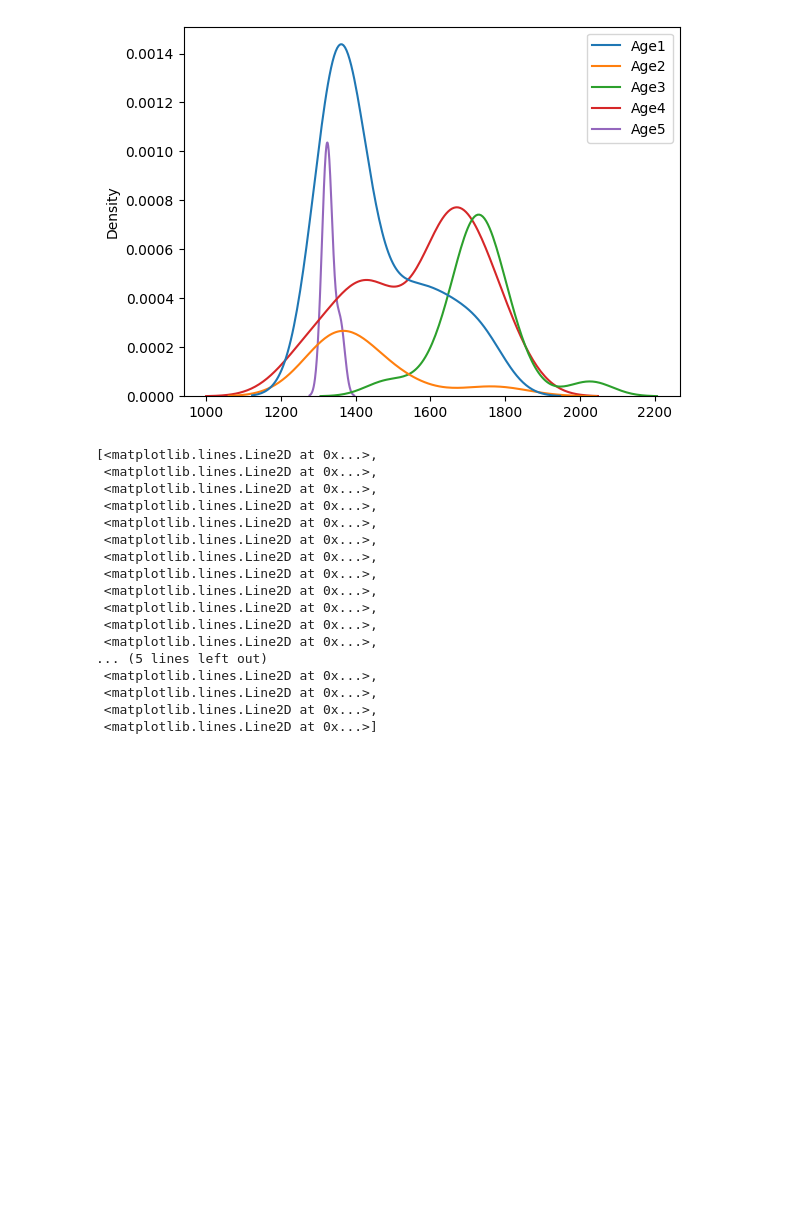
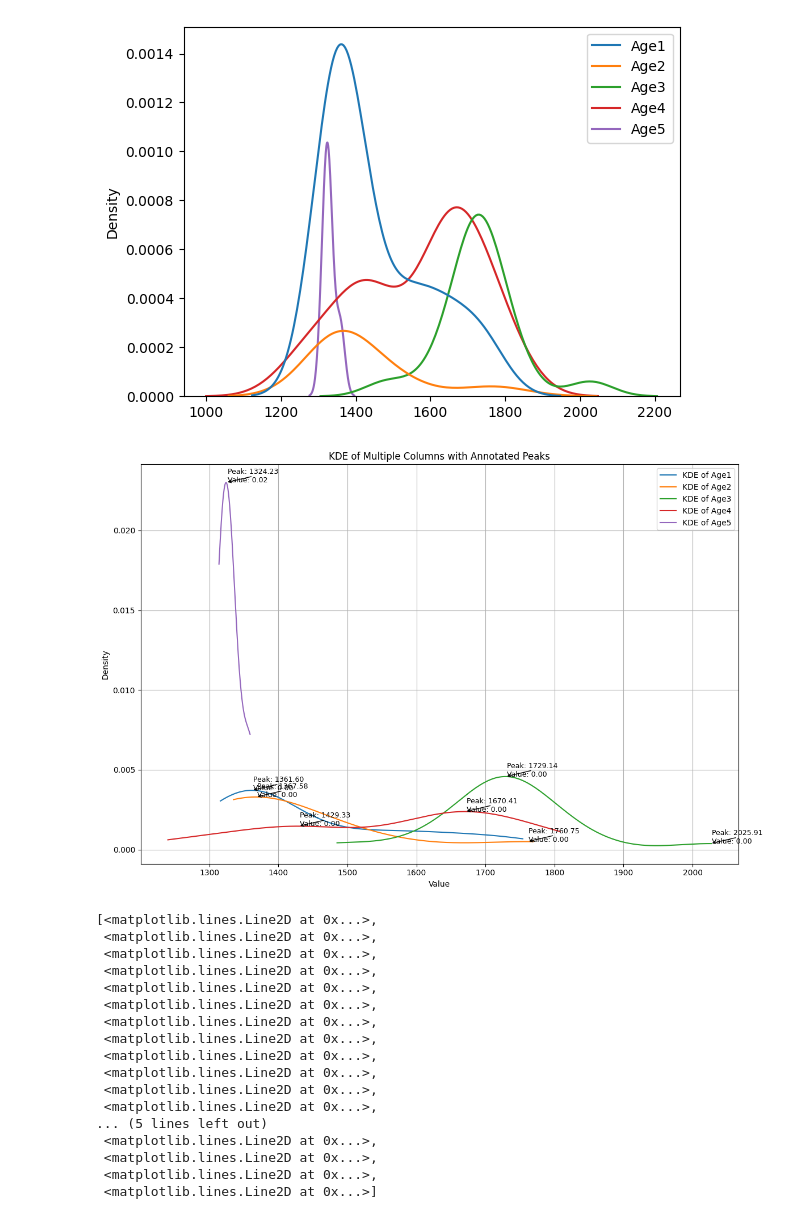
Before and after one commit to Neersha/Machine-learning, a Jupyter notebook: REE_PCA.ipynb, the cells around one changed output. Drawn from its saved outputs; the diff is of its cells as text; code cells hidden in the pictures; blank space fills up the shorter version.

```diff
--- a/REE_PCA.ipynb
+++ b/REE_PCA.ipynb
@@ -207,6 +207,59 @@ sns.kdeplot(data=mart, bw_adjust=1)
 # %% [output]
 <Axes: ylabel='Density'>
 [figure]
+# %%
+import pandas as pd
+import numpy as np
+import seaborn as sns
+import matplotlib.pyplot as plt
+from scipy.stats import gaussian_kde
+from scipy.signal import find_peaks
+
+# Load data from an Excel file
+file_path = 'All ages.xlsx'  # Replace with your actual file path
+sheet_name = 'Sheet1'  # Replace with the correct sheet name
+
+# Read data from the Excel file
+df = pd.read_excel(file_path, sheet_name=sheet_name)
+
+# Set up the plot
+plt.figure(figsize=(12, 8))
+
+# Iterate through each column in the DataFrame
+for column in df.columns:
+    # Drop NaN values
+    data = df[column].dropna().values
+
+    # Calculate the KDE
+    kde = gaussian_kde(data)
+    x = np.linspace(min(data), max(data), 1000)
+    kde_values = kde(x)
+
+    # Find peaks in the KDE
+    peaks, _ = find_peaks(kde_values)
+
+    # Plotting the KDE
+    plt.plot(x, kde_values, label=f'KDE of {column}')
+
+    # Annotate all peaks
+    for peak in peaks:
+        peak_value = kde_values[peak]
+        plt.annotate(f'Peak: {x[peak]:.2f}\nValue: {peak_value:.2f}',
+                     xy=(x[peak], peak_value),
+                     xytext=(x[peak] + 2, peak_value + 0.0),  # Adjust position as needed
+                     arrowprops=dict(facecolor='black', arrowstyle='->'),
+                     fontsize=9)
+
+# Customize the plot
+plt.title('KDE of Multiple Columns with Annotated Peaks')
+plt.xlabel('Value')
+plt.ylabel('Density')
+plt.legend()
+plt.grid(True)
+plt.tight_layout()
+plt.show()
+# %% [output]
+[figure, added]
 # %%
 maxid = np.argmax(mart) # The id of the peak (maximum of y data)
 plt.plot(mart, 'bo', ms=10)
```
